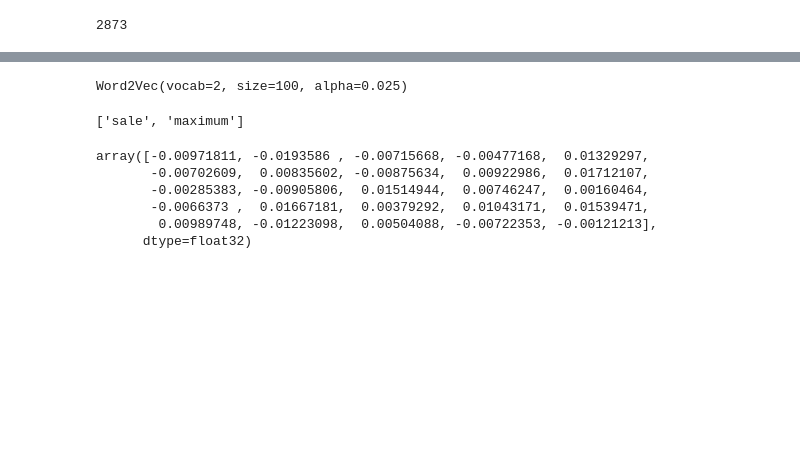
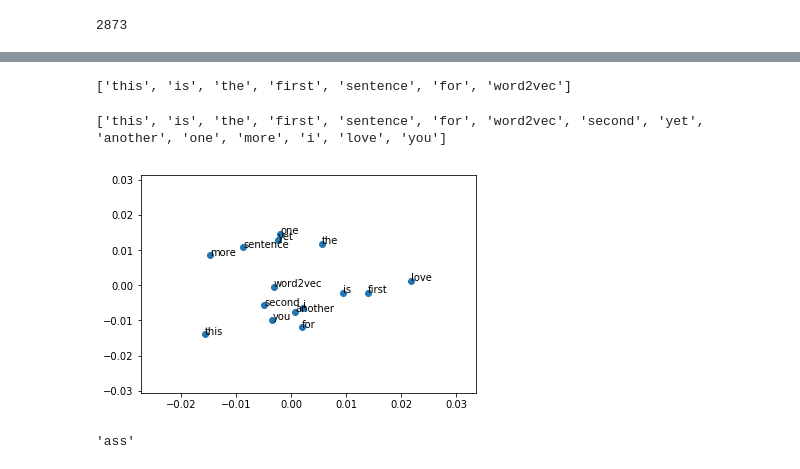
Before and after one commit to epicalyx/Brain_Wave-Solution, a Jupyter notebook: code/brainwave2.ipynb, the cells around one changed output, grey strips where cells are left out. Saved outputs shown, nothing was run; the diff lists cells and outputs as text; code cells hidden in the pictures; blank space fills up the shorter version.

```diff
--- a/code/brainwave2.ipynb
+++ b/code/brainwave2.ipynb
@@ -87,10 +85,15 @@ head_lexicons=(head_words)
 # %%
-lexicons=[]
+#def data_prepare(headline):
+news_lexicon=[[]]
+j=-1
 for i in news:
+    j+=1
     all_words=word_tokenize(i)
-    lexicons+=list(all_words)
-text_lexicon=[]
+    news_lexicon.append(list(all_words))
 stop = set(stopwords.words('english'))
-text_lexicon+=[i for i in lexicons if i not in stop]
-text_lexicon = [lemm.lemmatize(i,pos='n') for i in text_lexicon]
-text_words=[[word.lower() for word in text_lexicon if word.isalpha()]]
+for i in range(len(news_lexicon)):
+    news_lexicon[i]=[lemm.lemmatize(j,pos='n') for j in news_lexicon[i] if j not in stop]
+for i in range(len(news_lexicon)):
+    news_lexicon[i]=[word.lower() for word in news_lexicon[i] if word.isalpha()]
+
+news_lexicon
@@ -117,22 +121,33 @@ text_words
 # %%
 from gensim.models import Word2Vec
-# %%
-s=[["sale","maximum"]]
-model = Word2Vec(s, min_count=1,)
-print(model)
-# %% [output]
-Word2Vec(vocab=2, size=100, alpha=0.025)
+# %%
+sentences = [['this', 'is', 'the', 'first', 'sentence', 'for', 'word2vec'],
+			['this', 'is', 'the', 'second', 'sentence'],
+			['yet', 'another', 'sentence'],
+			['one', 'more', 'sentence'],
+			['i','love','you']]
+#model = Word2Vec(sentences, min_count=1,)
+#print(model)
+sentences[0]
+# %% [output]
+['this', 'is', 'the', 'first', 'sentence', 'for', 'word2vec']
 # %%
 words = list(model.wv.vocab)
 print(words)
 # %% [output]
-['sale', 'maximum']
+['this', 'is', 'the', 'first', 'sentence', 'for', 'word2vec', 'second', 'yet', 'another', 'one', 'more', 'i', 'love', 'you']
-# %%
-model['maximum']
-# %% [output]
-array([-0.00971811, -0.0193586 , -0.00715668, -0.00477168,  0.01329297,
-       -0.00702609,  0.00835602, -0.00875634,  0.00922986,  0.01712107,
-       -0.00285383, -0.00905806,  0.01514944,  0.00746247,  0.00160464,
-       -0.0066373 ,  0.01667181,  0.00379292,  0.01043171,  0.01539471,
-        0.00989748, -0.01223098,  0.00504088, -0.00722353, -0.00121213],
-      dtype=float32)
+# %%
+X = model[model.wv.vocab]
+# %%
+from sklearn.decomposition import PCA
+from matplotlib import pyplot
+pca = PCA(n_components=2)
+result = pca.fit_transform(X)
+
+pyplot.scatter(result[:, 0], result[:, 1])
+words = list(model.wv.vocab)
+for i, word in enumerate(words):
+	pyplot.annotate(word, xy=(result[i, 0], result[i, 1]))
+pyplot.show()
+# %% [output]
+[figure, added]
@@ -138,0 +159,6 @@ array([-0.00971811, -0.0193586 , -0.00715668, -0.00477168,  0.01329297,
+# %%
+s="Ass"
+s=s.lower()
+s
+# %% [output]
+'ass'
```
Also changed, not shown: parts of 8 cells of this notebook, 1 other file.
